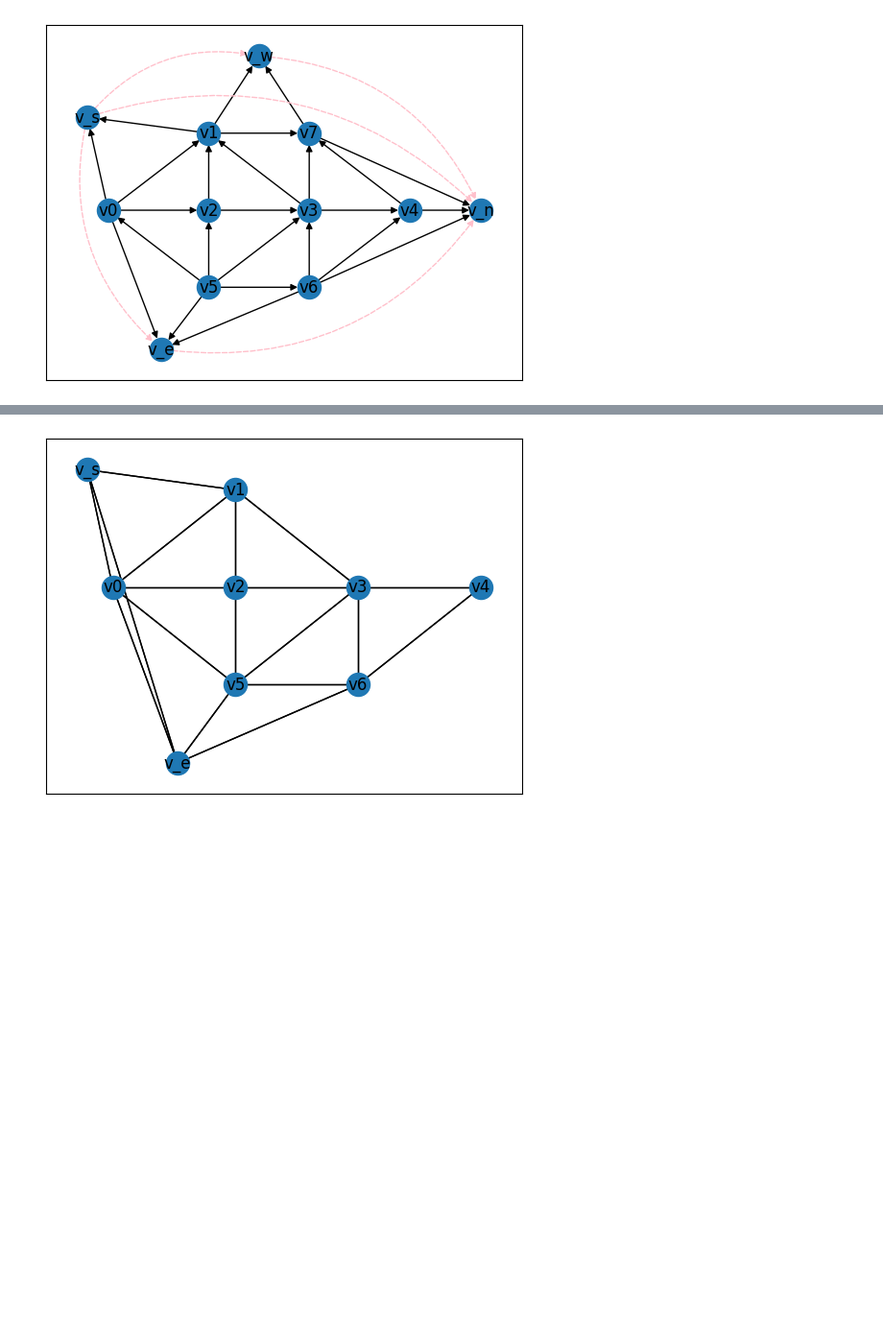
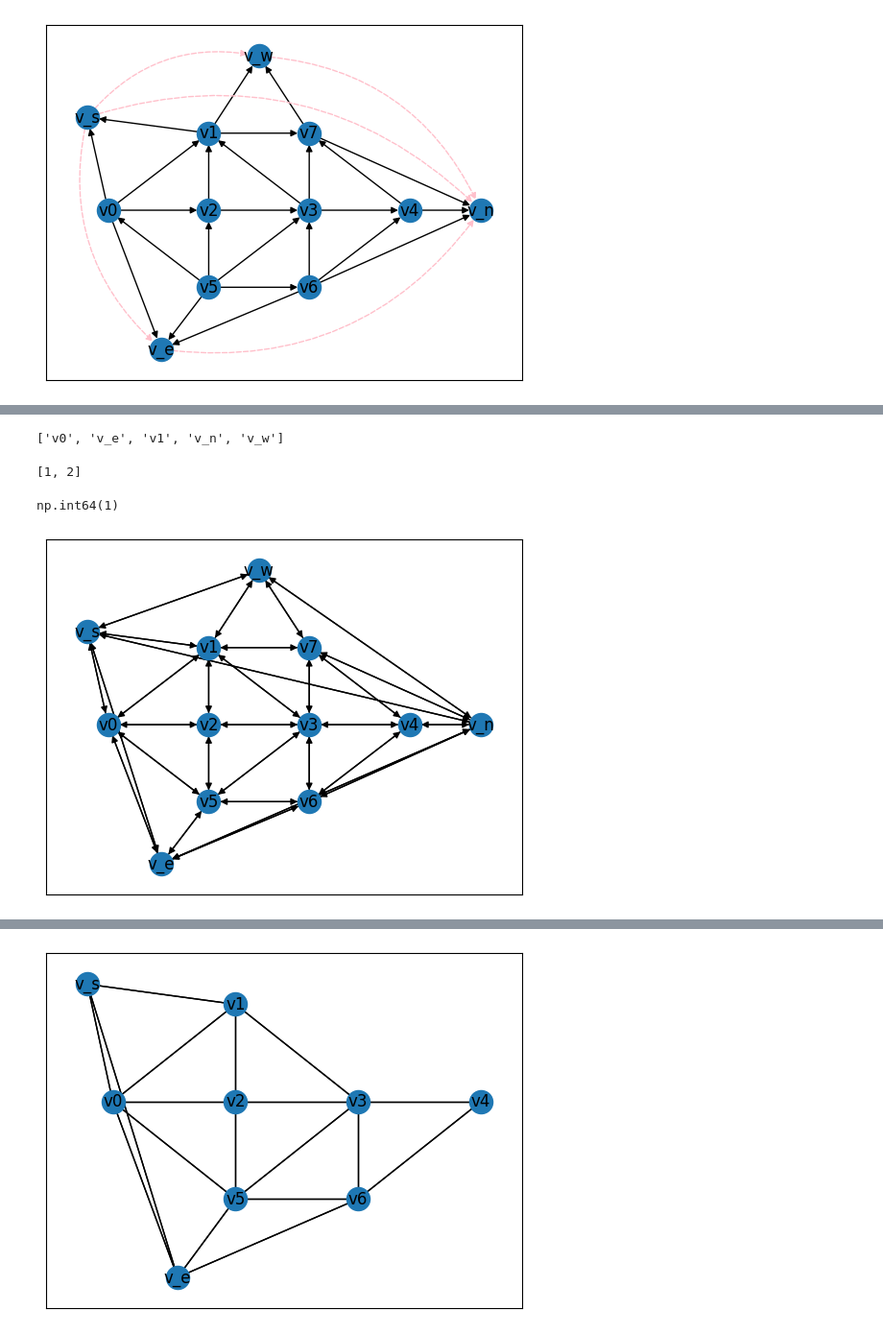
Before and after one commit to juliet29/graph2plan, a Jupyter notebook: notebooks/03_1_draw_four_complete.ipynb, the cells around one changed output, grey strips where cells are left out. Shown: that part at 96% size. Cells and saved outputs as stored; diff of their text form; code cells hidden in the pictures; blank space fills up the shorter version.

Commit message:
new approach to getting external face

```diff
--- a/notebooks/03_1_draw_four_complete.ipynb
+++ b/notebooks/03_1_draw_four_complete.ipynb
@@ -24,0 +34,3 @@ G, pos, full_pos =  test_four_complete()
+# %%
+G_c, faces = test_external_face()
+PE = G_c.embedding
@@ -24,0 +66,9 @@ G, pos, full_pos =  test_four_complete()
+# %%
+[i for i in PE.successors("v_s")]
+# %% [output]
+['v0', 'v_e', 'v1', 'v_n', 'v_w']
+# %%
+k = [1,2,3]
+k[:2]
+# %% [output]
+[1, 2]
@@ -24,0 +79,8 @@ G, pos, full_pos =  test_four_complete()
+# %%
+sign(10)
+# %% [output]
+np.int64(1)
+# %%
+nx.draw_networkx(G_c.embedding.to_directed(), G_c.full_pos)
+# %% [output]
+[figure, added]
```
Also changed, not shown: parts of 21 cells of this notebook, 9 other files.
